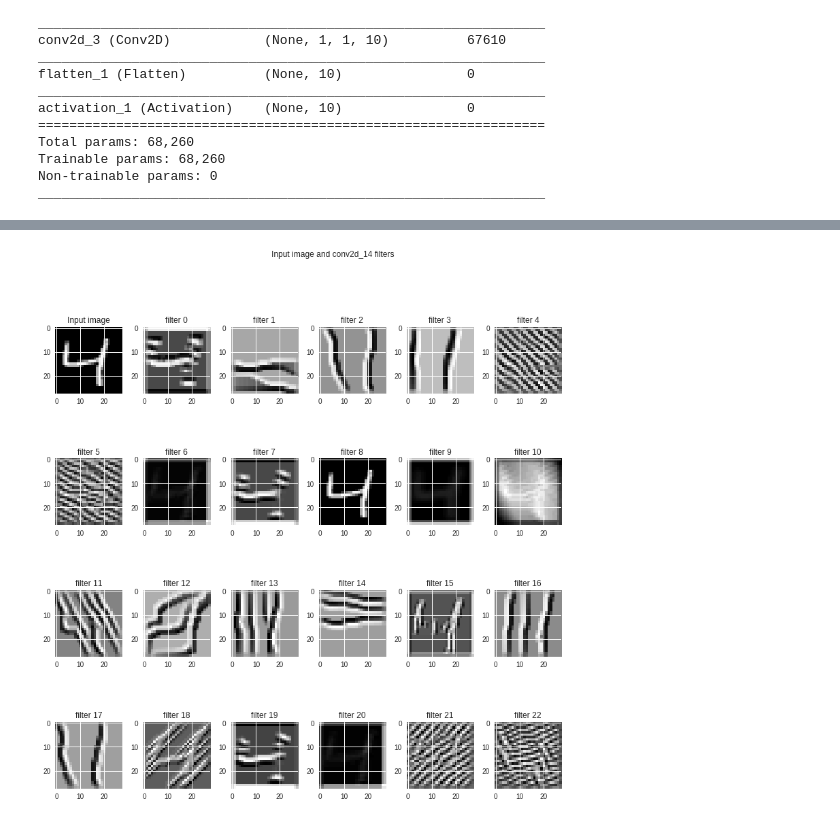
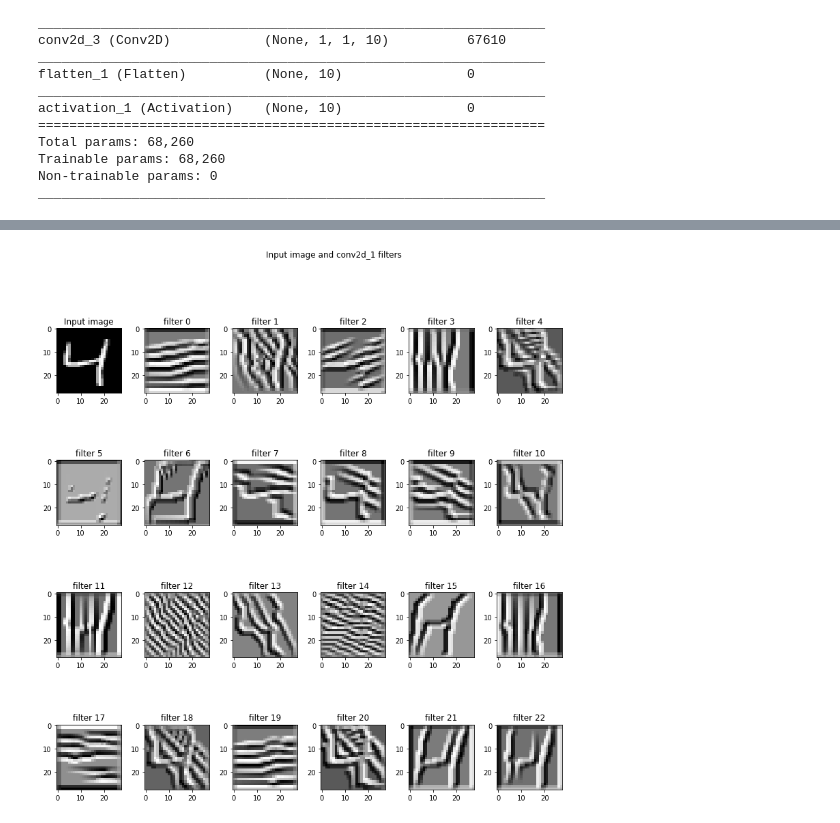
Before and after one commit to Curiousss/EVA, a Jupyter notebook: Assignment4/1stDNN.ipynb, the cells around one changed output, grey strips where cells are left out. Saved outputs shown, nothing was run; the diff lists cells and outputs as text; code cells hidden in the pictures.

```diff
--- a/Assignment4/1stDNN.ipynb
+++ b/Assignment4/1stDNN.ipynb
@@ -171,7 +183,7 @@ def deprocess_image(x):
     return x
 
 def vis_img_in_filter(img = np.array(X_train[2]).reshape((1, 28, 28, 1)).astype(np.float64),
-                      layer_name = 'conv2d_14'):
+                      layer_name = 'conv2d_1'):
     layer_output = layer_dict[layer_name].output
     img_ascs = list()
     for filter_index in range(layer_output.shape[3]):
@@ -194,31 +206,31 @@ def vis_img_in_filter(img = np.array(X_train[2]).reshape((1, 28, 28, 1)).astype(
         img_asc = np.array(img)
         # run gradient ascent for 20 steps
         for i in range(20):
             loss_value, grads_value = iterate([img_asc])
             img_asc += grads_value * step
 
         img_asc = img_asc[0]
         img_ascs.append(deprocess_image(img_asc).reshape((28, 28)))
 
     if layer_output.shape[3] >= 35:
         plot_x, plot_y = 6, 6
     elif layer_output.shape[3] >= 23:
         plot_x, plot_y = 4, 6
     elif layer_output.shape[3] >= 11:
         plot_x, plot_y = 2, 6
     else:
         plot_x, plot_y = 1, 2
     fig, ax = plt.subplots(plot_x, plot_y, figsize = (12, 12))
     ax[0, 0].imshow(img.reshape((28, 28)), cmap = 'gray')
     ax[0, 0].set_title('Input image')
     fig.suptitle('Input image and %s filters' % (layer_name,))
     fig.tight_layout(pad = 0.3, rect = [0, 0, 0.9, 0.9])
     for (x, y) in [(i, j) for i in range(plot_x) for j in range(plot_y)]:
         if x == 0 and y == 0:
             continue
         ax[x, y].imshow(img_ascs[x * plot_y + y - 1], cmap = 'gray')
         ax[x, y].set_title('filter %d' % (x * plot_y + y - 1))
 
 vis_img_in_filter()
 # %% [output]
-[figure, old version]
+[figure, new version]
```
Also changed, not shown: parts of 9 cells of this notebook.
